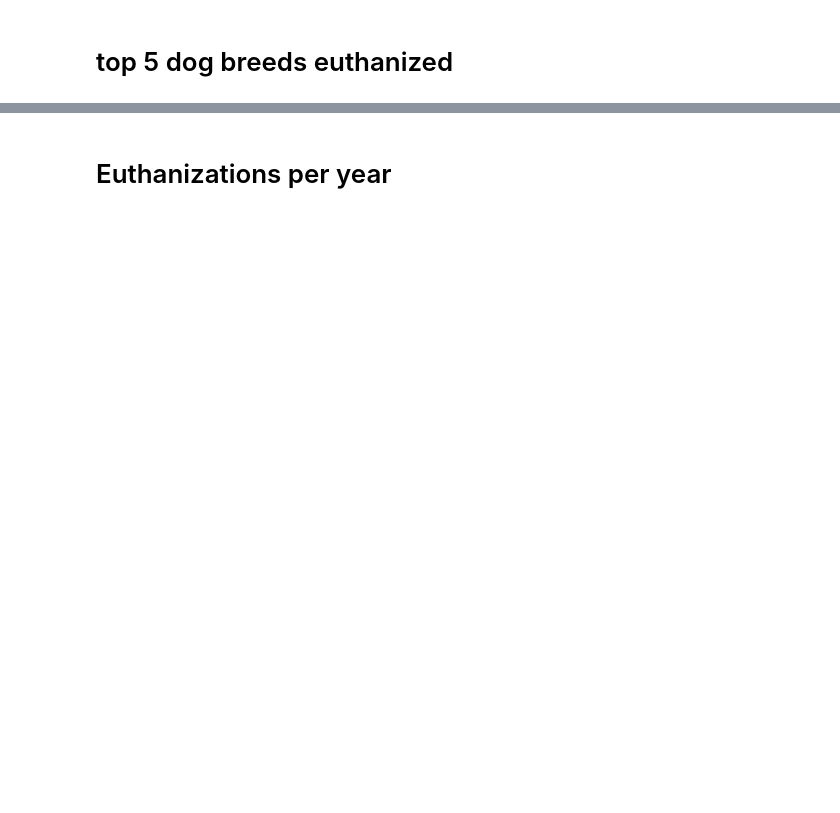
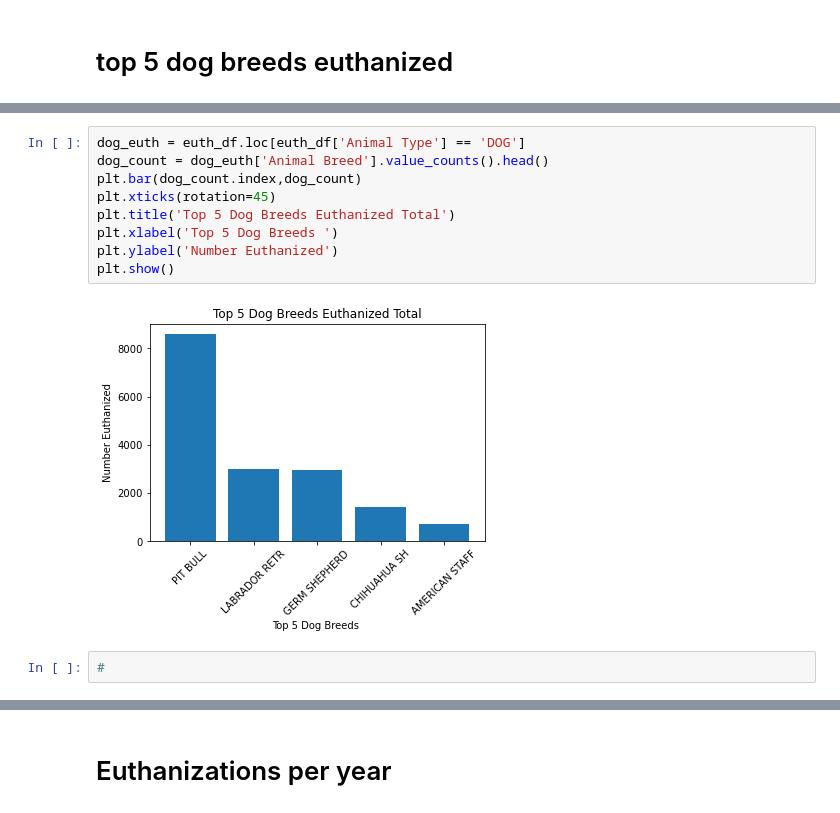
Before and after one commit to jconcha56429/Project1, a Jupyter notebook: Euthanization/Euthanization.ipynb, the cells around one changed output, grey strips where cells are left out. Cells and saved outputs as stored; diff of their text form; blank space fills up the shorter version.

```diff
--- a/Euthanization/Euthanization.ipynb
+++ b/Euthanization/Euthanization.ipynb
@@ -61,0 +68,13 @@ Name: Animal Breed, dtype: int64
+# %%
+dog_euth = euth_df.loc[euth_df['Animal Type'] == 'DOG']
+dog_count = dog_euth['Animal Breed'].value_counts().head()
+plt.bar(dog_count.index,dog_count)
+plt.xticks(rotation=45)
+plt.title('Top 5 Dog Breeds Euthanized Total')
+plt.xlabel('Top 5 Dog Breeds ')
+plt.ylabel('Number Euthanized')
+plt.show()
+# %% [output]
+[figure, added]
+# %%
+#
```
Also changed, not shown: parts of 11 cells of this notebook.
